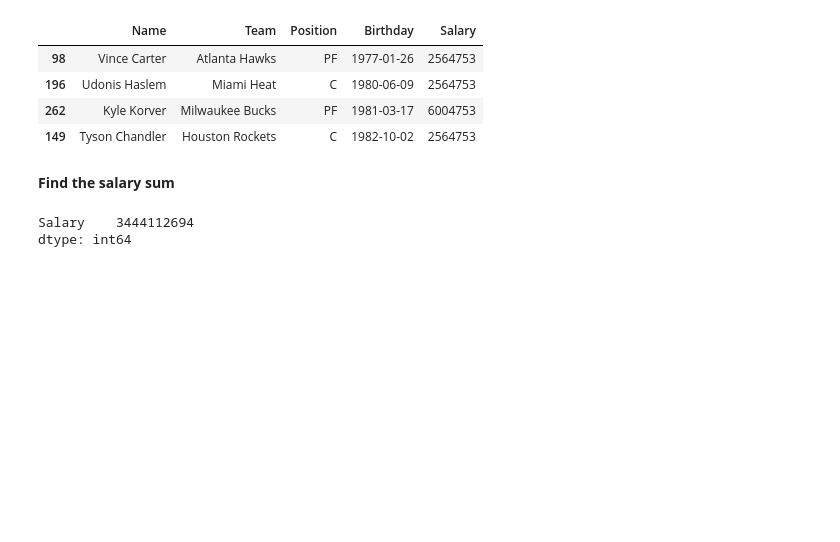
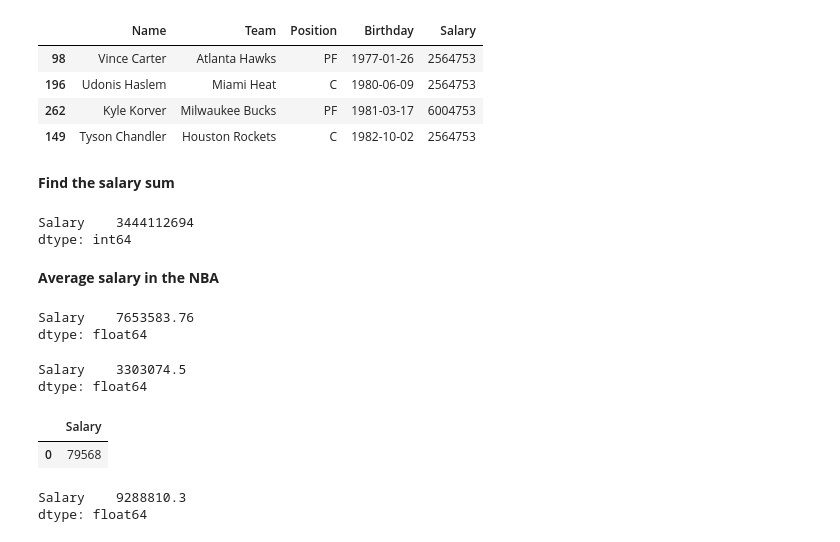
Before and after one commit to Kobzarko/PANDAS-IN-ACTION, a Jupyter notebook: Chapter 4 Dataframe/dataframe_object.ipynb, the cells around one changed output. Saved outputs shown, nothing was run; the diff lists cells and outputs as text; code cells hidden in the pictures; blank space fills up the shorter version.

```diff
--- a/Chapter 4 Dataframe/dataframe_object.ipynb
+++ b/Chapter 4 Dataframe/dataframe_object.ipynb
@@ -282,3 +282,29 @@ df_nba.sum(numeric_only=True)
 # %% [output]
 Salary    3444112694
 dtype: int64
+# %% [markdown]
+**Average salary in the NBA**
+# %%
+# method mean shows the mean value in each numeric column
+df_nba.mean(numeric_only=True).round(2)
+# %% [output]
+Salary    7653583.76
+dtype: float64
+# %%
+# method median shows the median value in each numeric column
+df_nba.median(numeric_only=True).round(2)
+# %% [output]
+Salary    3303074.5
+dtype: float64
+# %%
+# method mode shows the most frequently occurring value in each column
+df_nba.mode(numeric_only=True)
+# %% [output]
+|  | Salary |
+| 0 | 79568 |
+# %%
+# method std shows the standard deviation in each numeric column
+df_nba.std(numeric_only=True).round(2)
+# %% [output]
+Salary    9288810.3
+dtype: float64
```
